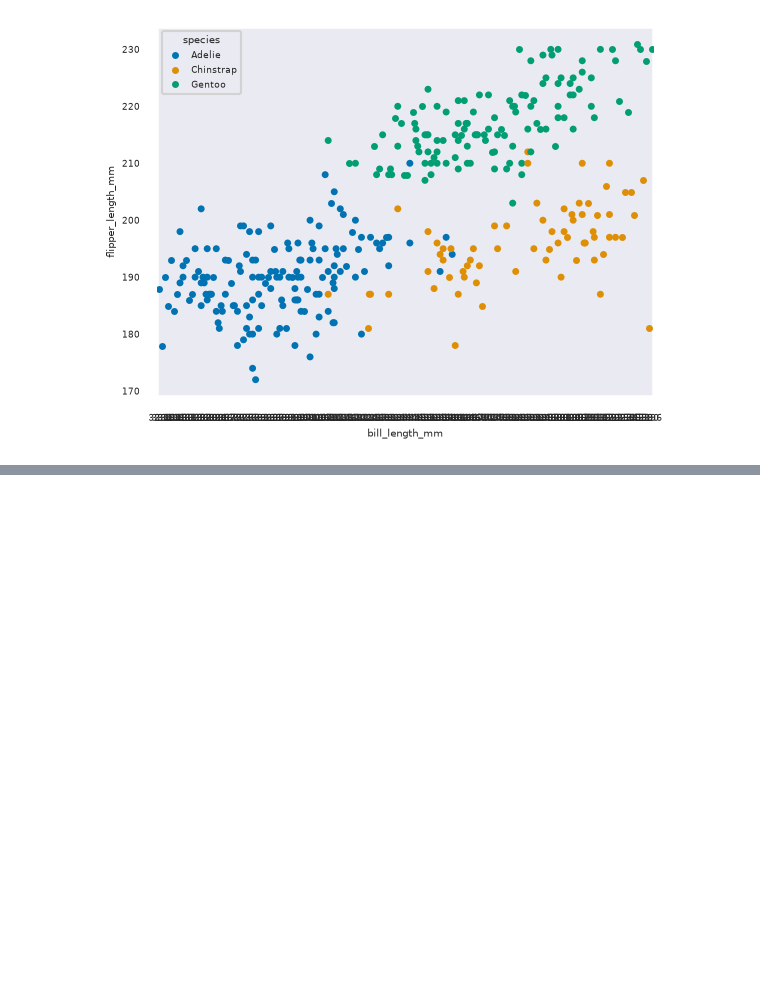
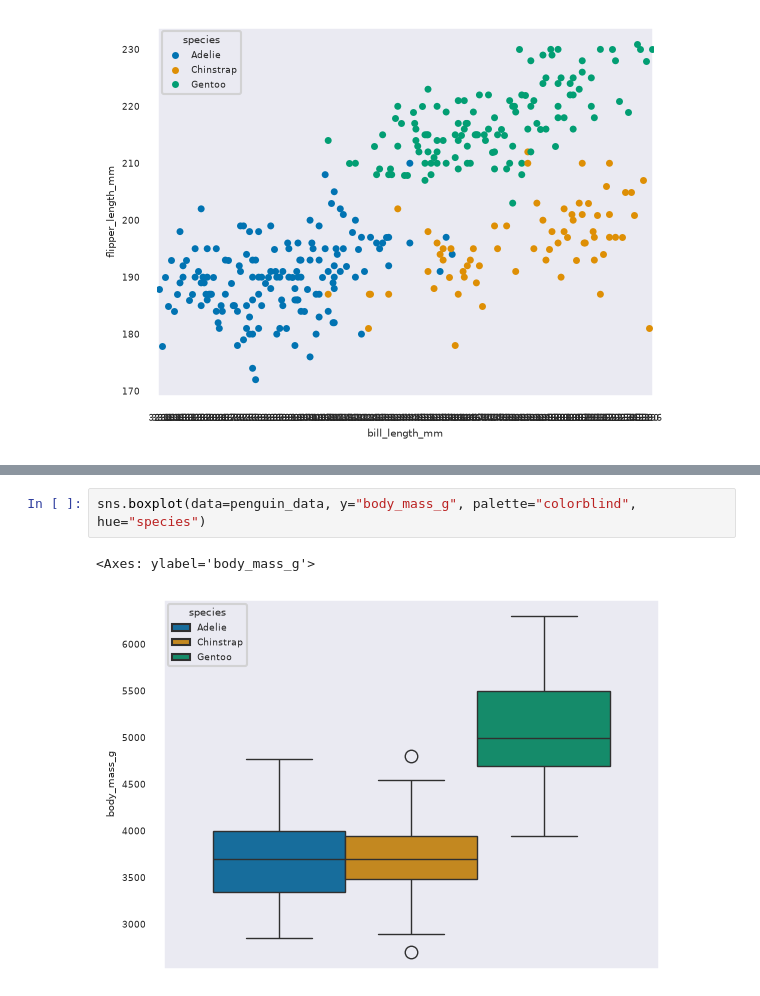
Before and after one commit to rohitdhamke/ml, a Jupyter notebook: seaborn/day1.ipynb, the cells around one changed output, grey strips where cells are left out. Saved outputs shown, nothing was run; the diff lists cells and outputs as text; blank space fills up the shorter version.

```diff
--- a/seaborn/day1.ipynb
+++ b/seaborn/day1.ipynb
@@ -69,0 +86,5 @@ sns.swarmplot(data=penguin_data, x="bill_length_mm", y="flipper_length_mm", pale
+# %%
+sns.boxplot(data=penguin_data, y="body_mass_g", palette="colorblind", hue="species")
+# %% [output]
+<Axes: ylabel='body_mass_g'>
+[figure, added]
```
Also changed, not shown: parts of 4 cells of this notebook.
